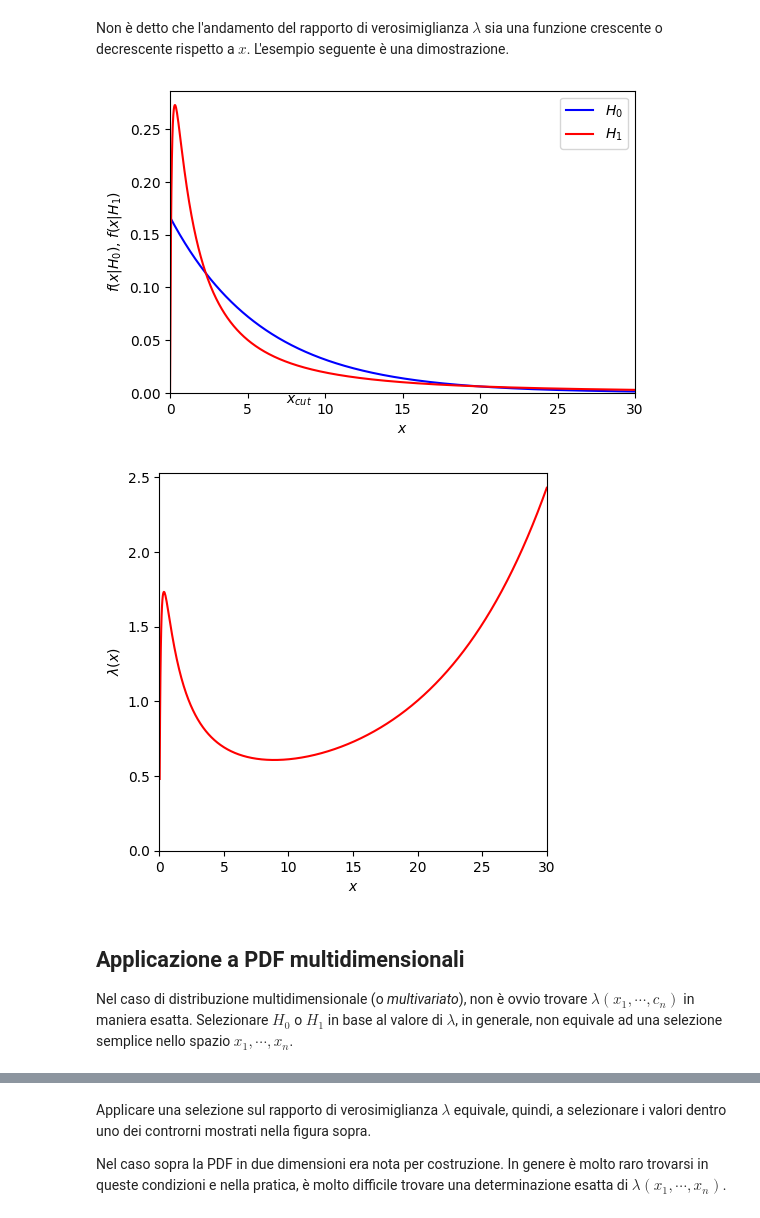
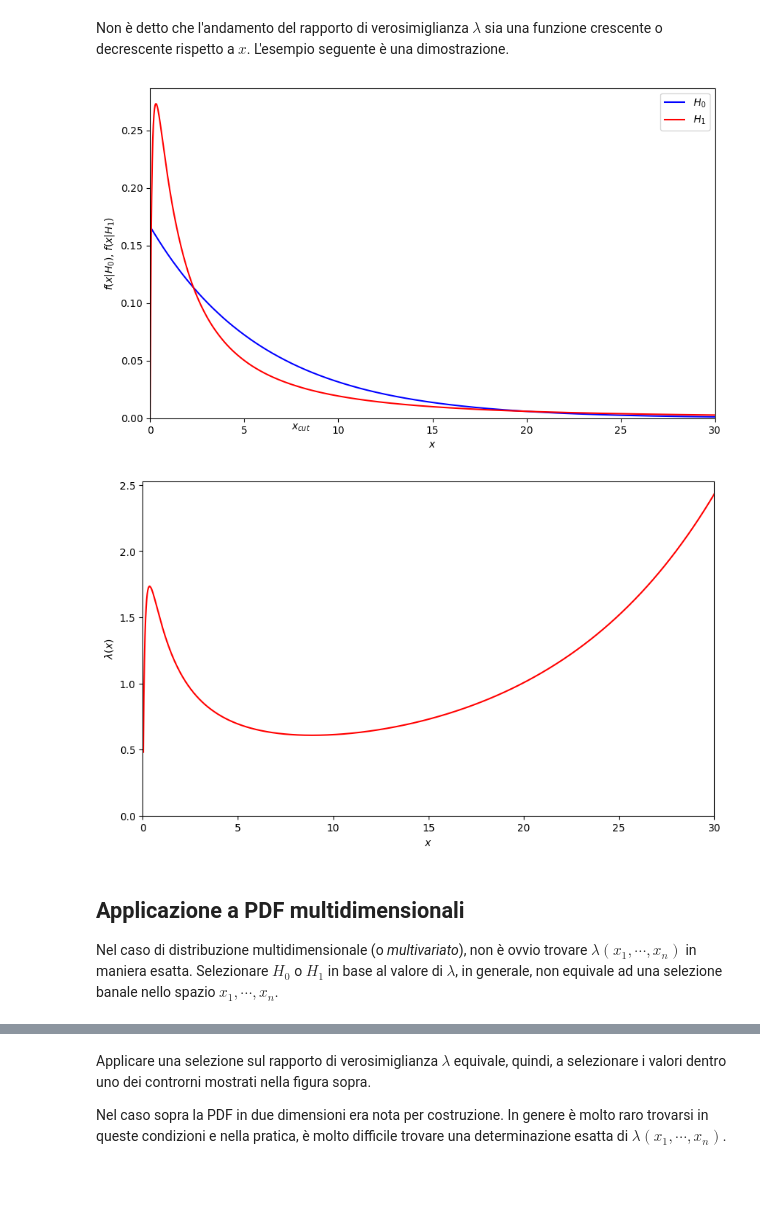
Before and after one commit to lucalista/analisi-dati-2021, a Jupyter notebook: 21.00.00__Test_di_ipotesi.ipynb, the cells around one changed output, grey strips where cells are left out. Drawn from its saved outputs; the diff is of its cells as text; code cells hidden in the pictures; blank space fills up the shorter version.

```diff
--- a/21.00.00__Test_di_ipotesi.ipynb
+++ b/21.00.00__Test_di_ipotesi.ipynb
@@ -189,26 +233,26 @@ Non è detto che l'andamento del rapporto di verosimiglianza $\lambda$ sia una f
 # %%
 from scipy.stats import lognorm
 from scipy.stats import expon
 pdf_1 = lognorm(1.5,scale=3)
 pdf_0 = expon(scale=6)
 xrange=(0,30)
 x = np.linspace(*xrange,1000)
-plt.figure(figsize=(6,4),dpi=100)
+plt.figure(figsize=(10,6),dpi=100)
 plt.plot(x,pdf_0.pdf(x), color='b', label='$H_0$')
 plt.plot(x,pdf_1.pdf(x), color='r', label='$H_1$')
 plt.legend()
 plt.xlabel('$x$')
 plt.ylabel('$f(x|H_0)$, $f(x|H_1)$')
 plt.text(x_cut, -0.01, '$x_{cut}$')
 plt.xlim(*xrange)
 plt.ylim(0)
 plt.show()
 # %% [output]
-[figure, old version]
+[figure, new version]
 # %%
 x = np.linspace(*xrange,1000)[1:]
 lik_ratio = pdf_1.pdf(x)/pdf_0.pdf(x)
-plt.figure(figsize=(5,5),dpi=100)
+plt.figure(figsize=(10,6),dpi=100)
 plt.plot(x, lik_ratio, color='red')
 plt.xlabel(r'$x$')
 plt.ylabel(r'$\lambda(x)$')
@@ -216,11 +260,11 @@ plt.xlim(*xrange)
 plt.ylim(0)
 plt.show()
 # %% [output]
-[figure, old version]
+[figure, new version]
 # %% [markdown]
 ## Applicazione a PDF multidimensionali
 
-Nel caso di distribuzione multidimensionale (o *multivariato*), non è ovvio trovare $\lambda(x_1,\cdots,c_n)$ in maniera esatta. Selezionare $H_0$ o $H_1$ in base al valore di $\lambda$, in generale, non equivale ad una selezione semplice nello spazio $x_1,\cdots,x_n$.
+Nel caso di distribuzione multidimensionale (o *multivariato*), non è ovvio trovare $\lambda(x_1,\cdots,x_n)$ in maniera esatta. Selezionare $H_0$ o $H_1$ in base al valore di $\lambda$, in generale, non equivale ad una selezione banale nello spazio $x_1,\cdots,x_n$.
 # %%
 from scipy.stats import norm
 from mpl_toolkits import mplot3d
```
Also changed, not shown: parts of 26 cells of this notebook, 1 other file.
